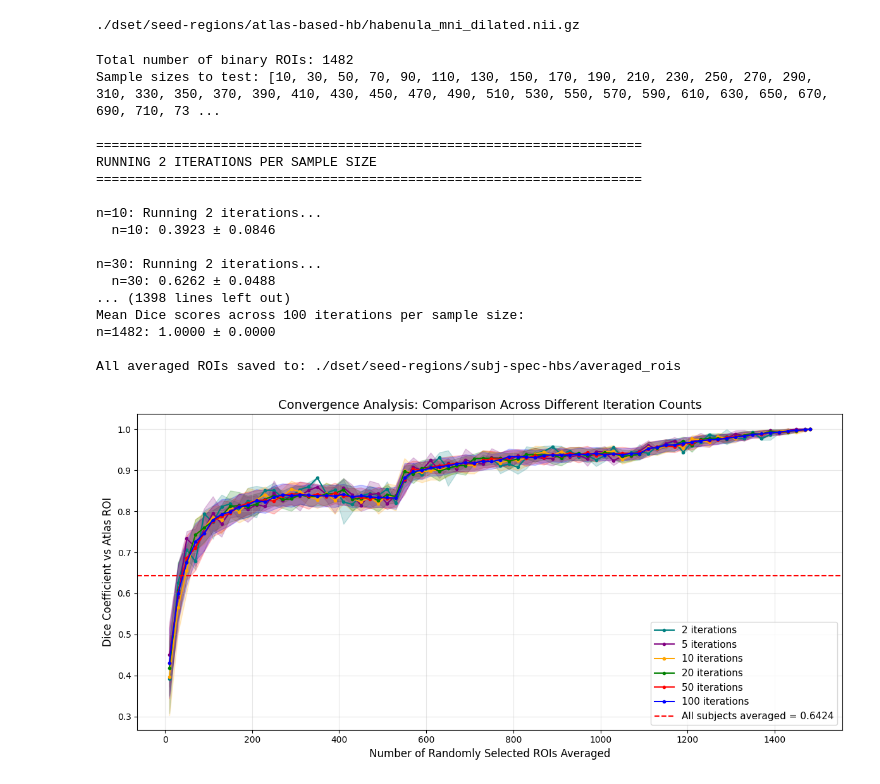
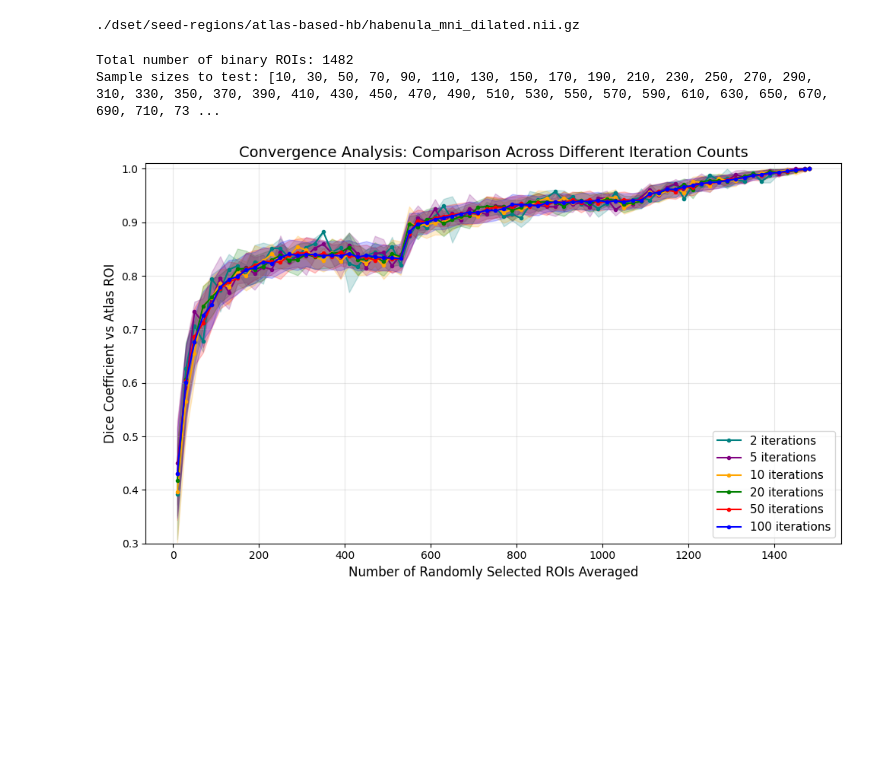
Before and after one commit to chlohamp/habenula-comparison, a Jupyter notebook: roi-comparison.ipynb, the cells around one changed output. Cells and saved outputs as stored; diff of their text form; code cells hidden in the pictures; blank space fills up the shorter version.

```diff
--- a/roi-comparison.ipynb
+++ b/roi-comparison.ipynb
@@ -168,3 +168,22 @@ print(subj_roi_files[:5])
 # %% [output]
 Found 1482 subject ROI files
 ['./dset/seed-regions/subj-spec-hbs/sub-0050004_space-MNI152NLin2009cAsym_res-2_desc-preproc_T1w_roi.nii.gz', './dset/seed-regions/subj-spec-hbs/sub-0050005_space-MNI152NLin2009cAsym_res-2_desc-prepro ...
+# %%
+# Calculate volume for all ROIs and print min, max, average, and median volume
+voxel_volume_mm3 = 8  # 2x2x2 mm voxels
+volumes = []
+for roi_file in subj_roi_files:
+    img = nib.load(roi_file)
+    data = img.get_fdata()
+    size = np.sum(data > 0)
+    volume = size * voxel_volume_mm3
+    volumes.append(volume)
+if volumes:
+    min_vol = np.min(volumes)
+    max_vol = np.max(volumes)
+    avg_vol = np.mean(volumes)
+    median_vol = np.median(volumes)
+    print(f"Min volume: {min_vol:.2f} mm³")
+    print(f"Max volume: {max_vol:.2f} mm³")
+    print(f"Average volume: {avg_vol:.2f} mm³")
+    print(f"Median volume: {median_vol:.2f} mm³")
@@ -488,49 +455,33 @@ for N_ITERATIONS in ITERATION_COUNTS:
         for i, n in enumerate(sample_sizes):
             if n % 100 == 0 or n == sample_sizes[-1]:
                 print(f"n={n}: {all_iteration_results[N_ITERATIONS]['mean'][i]:.4f} ± {all_iteration_results[N_ITERATIONS]['std'][i]:.4f}")
 
 # Plot convergence curves for all iteration counts
-plt.figure(figsize=(12, 6))
+plt.figure(figsize=(10, 6))
 colors = ['teal', 'purple', 'orange', 'green', 'red', 'blue']
 
 for idx, N_ITERATIONS in enumerate(ITERATION_COUNTS):
     if N_ITERATIONS in all_iteration_results:
         all_results = all_iteration_results[N_ITERATIONS]
         color = colors[idx % len(colors)]
         result_sample_sizes = all_results['sample_sizes']
 
         plt.plot(result_sample_sizes, all_results['mean'], 'o-', color=color,
                 markersize=3, linewidth=1.5, label=f'{N_ITERATIONS} iterations')
         plt.fill_between(result_sample_sizes,
                          all_results['mean'] - all_results['std'],
                          all_results['mean'] + all_results['std'],
                          color=color, alpha=0.2)
 
-plt.axhline(atlas_vs_subj_dice, color='red', linestyle='--', linewidth=1.5,
-            label=f'All subjects averaged = {atlas_vs_subj_dice:.4f}')
 plt.xlabel('Number of Randomly Selected ROIs Averaged', fontsize=12)
 plt.ylabel('Dice Coefficient vs Atlas ROI', fontsize=12)
 plt.title(f'Convergence Analysis: Comparison Across Different Iteration Counts', fontsize=14)
+plt.ylim(top=1.01, bottom=0.3)
 plt.legend(fontsize=11)
 plt.grid(alpha=0.3)
 plt.tight_layout()
 plt.show()
 # %% [output]
 Total number of binary ROIs: 1482
 Sample sizes to test: [10, 30, 50, 70, 90, 110, 130, 150, 170, 190, 210, 230, 250, 270, 290, 310, 330, 350, 370, 390, 410, 430, 450, 470, 490, 510, 530, 550, 570, 590, 610, 630, 650, 670, 690, 710, 73 ...
-
-======================================================================
-RUNNING 2 ITERATIONS PER SAMPLE SIZE
-======================================================================
-
-n=10: Running 2 iterations...
-  n=10: 0.3923 ± 0.0846
-
-n=30: Running 2 iterations...
-  n=30: 0.6262 ± 0.0488
-... (1398 lines left out)
-Mean Dice scores across 100 iterations per sample size:
-n=1482: 1.0000 ± 0.0000
-
-All averaged ROIs saved to: ./dset/seed-regions/subj-spec-hbs/averaged_rois
-[figure, old version]
+[figure, new version]
```
Also changed, not shown: parts of 9 cells of this notebook.
